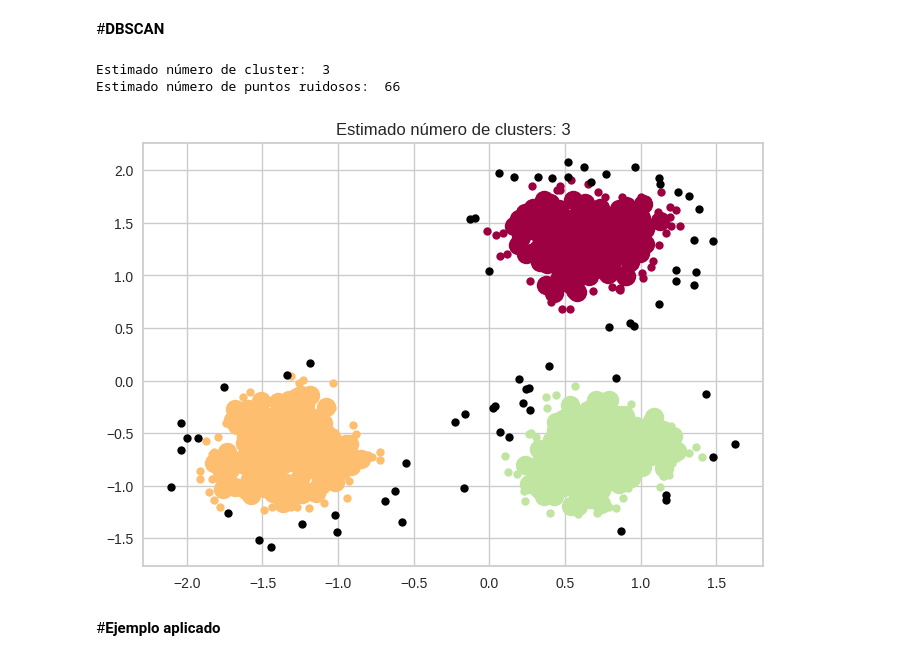
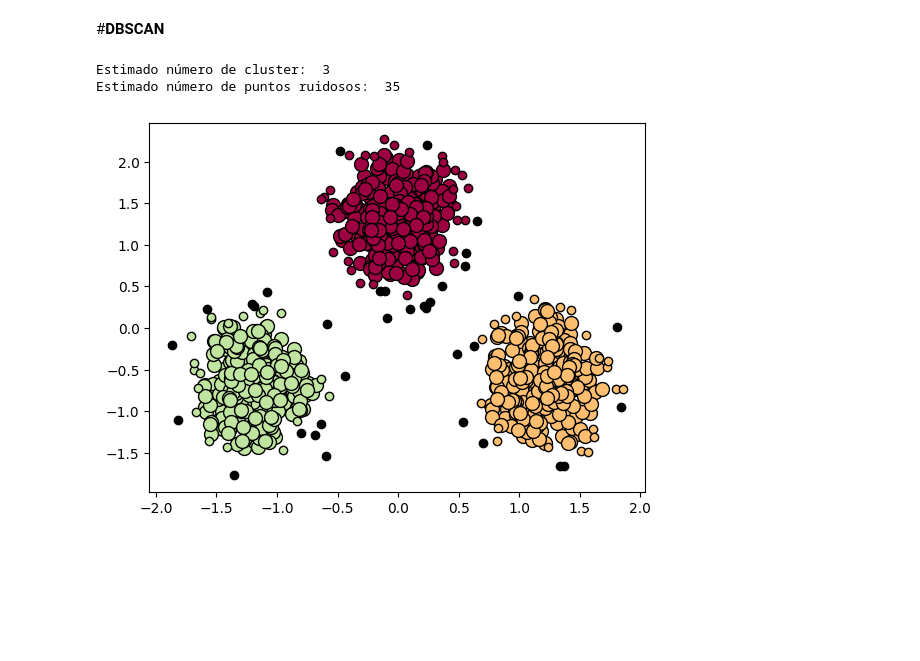
Before and after one commit to ffreirea1988/usm, a Jupyter notebook: Clustering_DBSCAN.ipynb, the cells around one changed output. Cells and saved outputs as stored; diff of their text form; code cells hidden in the pictures; blank space fills up the shorter version.

```diff
--- a/Clustering_DBSCAN.ipynb
+++ b/Clustering_DBSCAN.ipynb
@@ -46,12 +23,10 @@ from sklearn.datasets import make_blobs
 # %%
 #Creamos un dataset ficticio
-centers = [[1, 1], [-1, -1], [1, -1]]
-X, labels_true = make_blobs(
-    n_samples=750, centers=centers, cluster_std=0.3, random_state=0
-)
+centers = [[0, 0], [-1, -1], [1, -1]]
+X, labels_true = make_blobs(n_samples=1000, centers=centers, cluster_std=0.2, random_state=0)
 # %%
 #Normalizamos las distancias de los datos
 X = StandardScaler().fit_transform(X)
 # %%
 #Generamos el modelo, indicando el epsilon y el min_samples:
-db = DBSCAN(eps=0.2, min_samples=15).fit(X)
+db = DBSCAN(eps=0.2, min_samples=10).fit(X)
@@ -58,9 +40,4 @@ db = DBSCAN(eps=0.2, min_samples=15).fit(X)
 # %%
-core_samples_mask = np.zeros_like(db.labels_, dtype=bool)
-core_samples_mask[db.core_sample_indices_] = True
-
-labels = db.labels_
-
 # Número de clusters en las etiquetas ignorando el ruido presente
 num_clusters = len(set(labels)) - (1 if -1 in labels else 0)
 ruido = list(labels).count(-1)
@@ -68,41 +45,47 @@ print("Estimado número de cluster: ", num_clusters)
 print("Estimado número de puntos ruidosos: ", ruido)
 # %% [output]
 Estimado número de cluster:  3
-Estimado número de puntos ruidosos:  66
+Estimado número de puntos ruidosos:  35
 # %%
-# Black removed and is used for noise instead.
-unique_labels = set(labels)
+# Graficamos
+
+#Clusters:
+unique_labels = set(db.labels_)
+
+#Variar el color de cada cluster:
 colors = [plt.cm.Spectral(each) for each in np.linspace(0, 1, len(unique_labels))]
+
 for k, col in zip(unique_labels, colors):
+
+#Asignamos el color negro para el ruido:
     if k == -1:
-        # Black used for noise.
+        #Ruido: color negro
         col = [0, 0, 0, 1]
 
-    class_member_mask = labels == k
+    class_member_mask = db.labels_ == k
 
+# Graficar puntos núcleo
     xy = X[class_member_mask & core_samples_mask]
     plt.plot(
         xy[:, 0],
         xy[:, 1],
         "o",
         markerfacecolor=tuple(col),
         markeredgecolor="k",
-        markersize=14,
+        markersize=10,
     )
 
+# Graficar puntos de borde (y ruido si k == -1)
     xy = X[class_member_mask & ~core_samples_mask]
     plt.plot(
         xy[:, 0],
         xy[:, 1],
         "o",
         markerfacecolor=tuple(col),
         markeredgecolor="k",
         markersize=6,
     )
 
-plt.title("Estimado número de clusters: %d" % n_clusters_)
 plt.show()
 # %% [output]
-[figure, old version]
+[figure, new version]
-# %% [markdown]
-#**Ejemplo aplicado**
```
Also changed, not shown: parts of 31 cells of this notebook.
